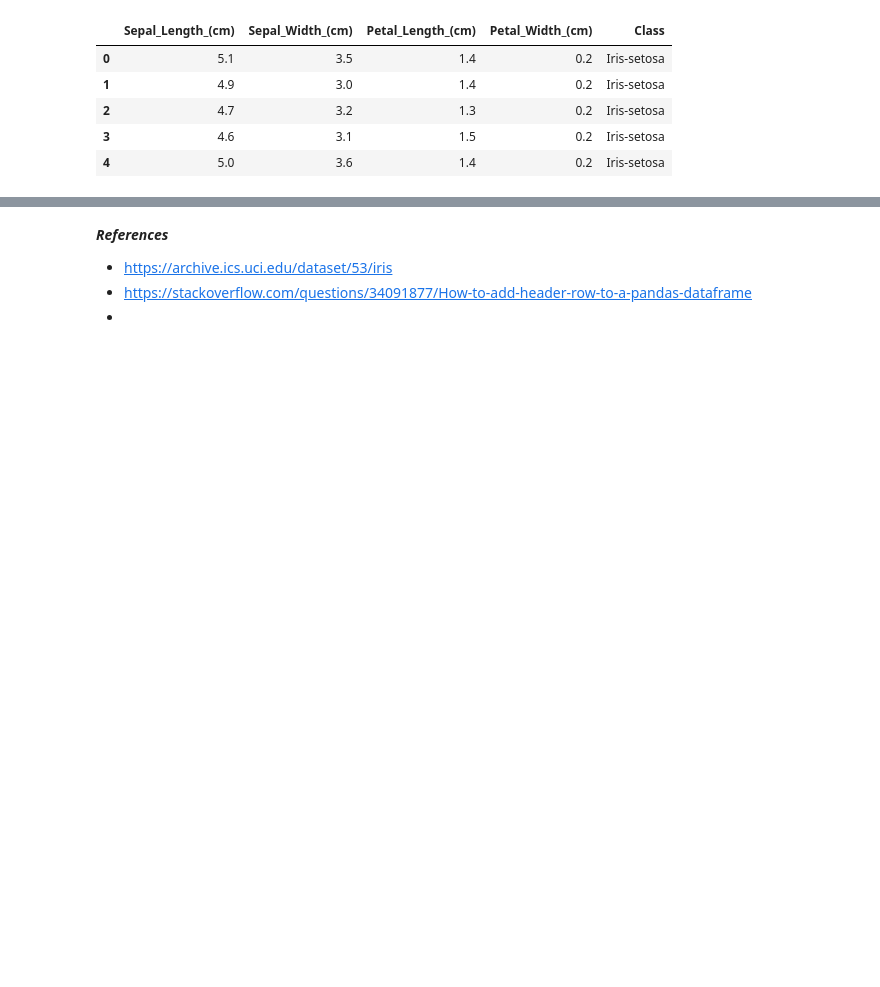
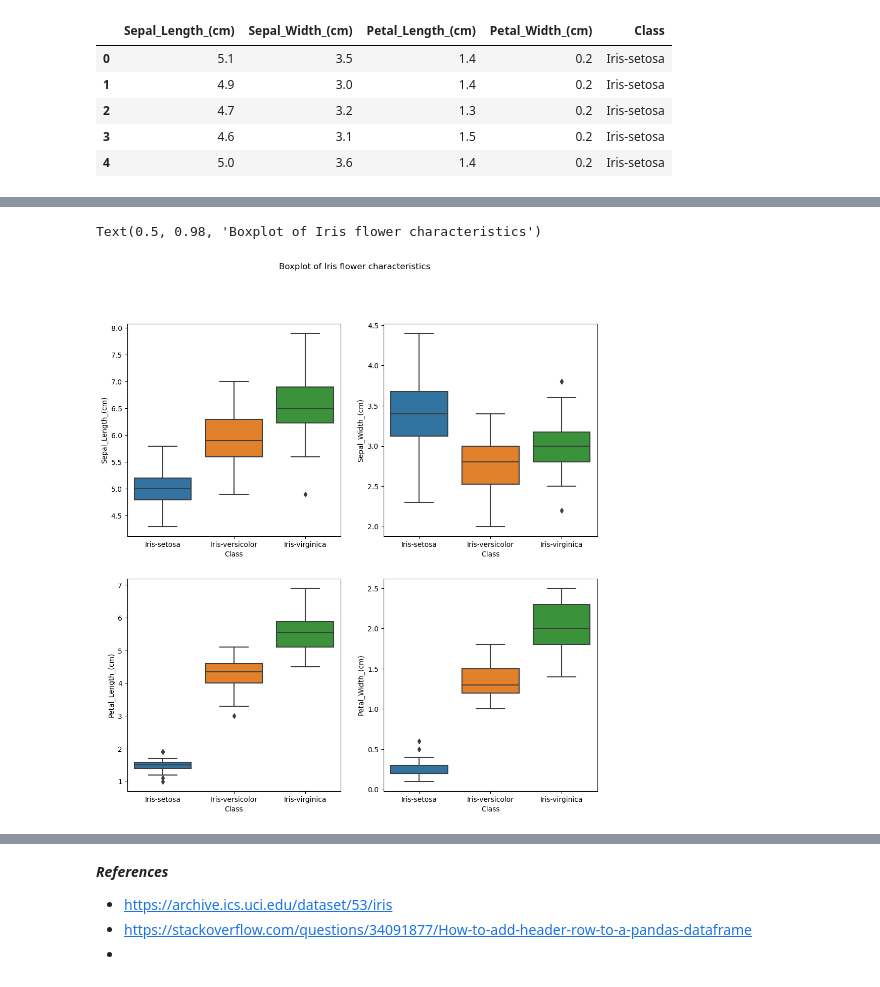
Before and after one commit to G00411301/FoDA, a Jupyter notebook: project.ipynb, the cells around one changed output, grey strips where cells are left out. Drawn from its saved outputs; the diff is of its cells as text; code cells hidden in the pictures; blank space fills up the shorter version.

```diff
--- a/project.ipynb
+++ b/project.ipynb
@@ -34,0 +101,10 @@ df.head()
+# %%
+fig, ax = plt.subplots(2,2,sharey= False, figsize=(12,12))
+sns.boxplot(x="Class", y="Sepal_Length_(cm)", data=df, ax = ax[0,0])
+sns.boxplot(x="Class", y="Sepal_Width_(cm)", data=df, ax = ax[0,1])
+sns.boxplot(x="Class", y="Petal_Length_(cm)", data=df, ax = ax[1,0])
+sns.boxplot(x="Class", y="Petal_Width_(cm)", data=df, ax = ax[1,1])
+fig.suptitle("Boxplot of Iris flower characteristics")
+# %% [output]
+Text(0.5, 0.98, 'Boxplot of Iris flower characteristics')
+[figure, added]
```
Also changed, not shown: parts of 13 cells of this notebook.
